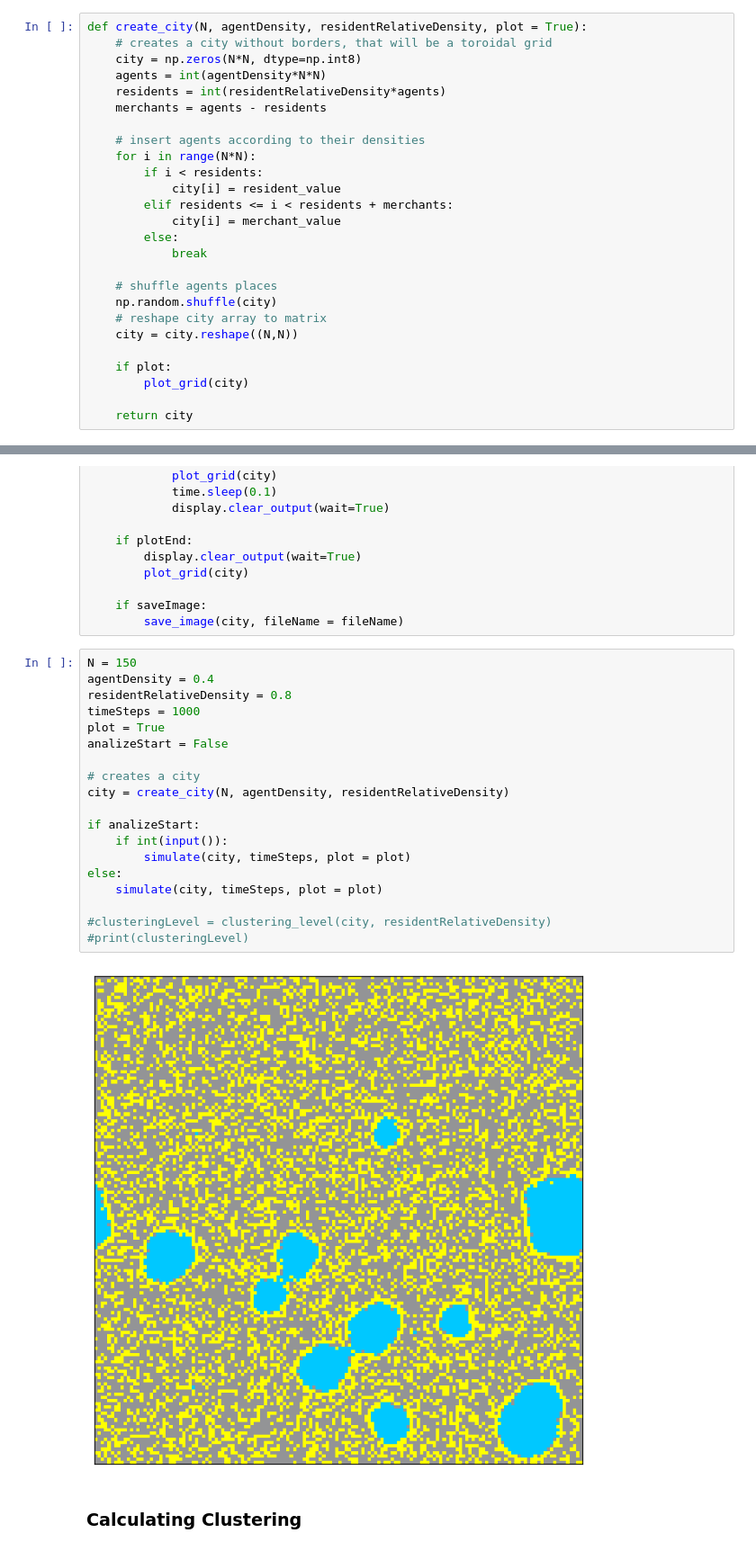
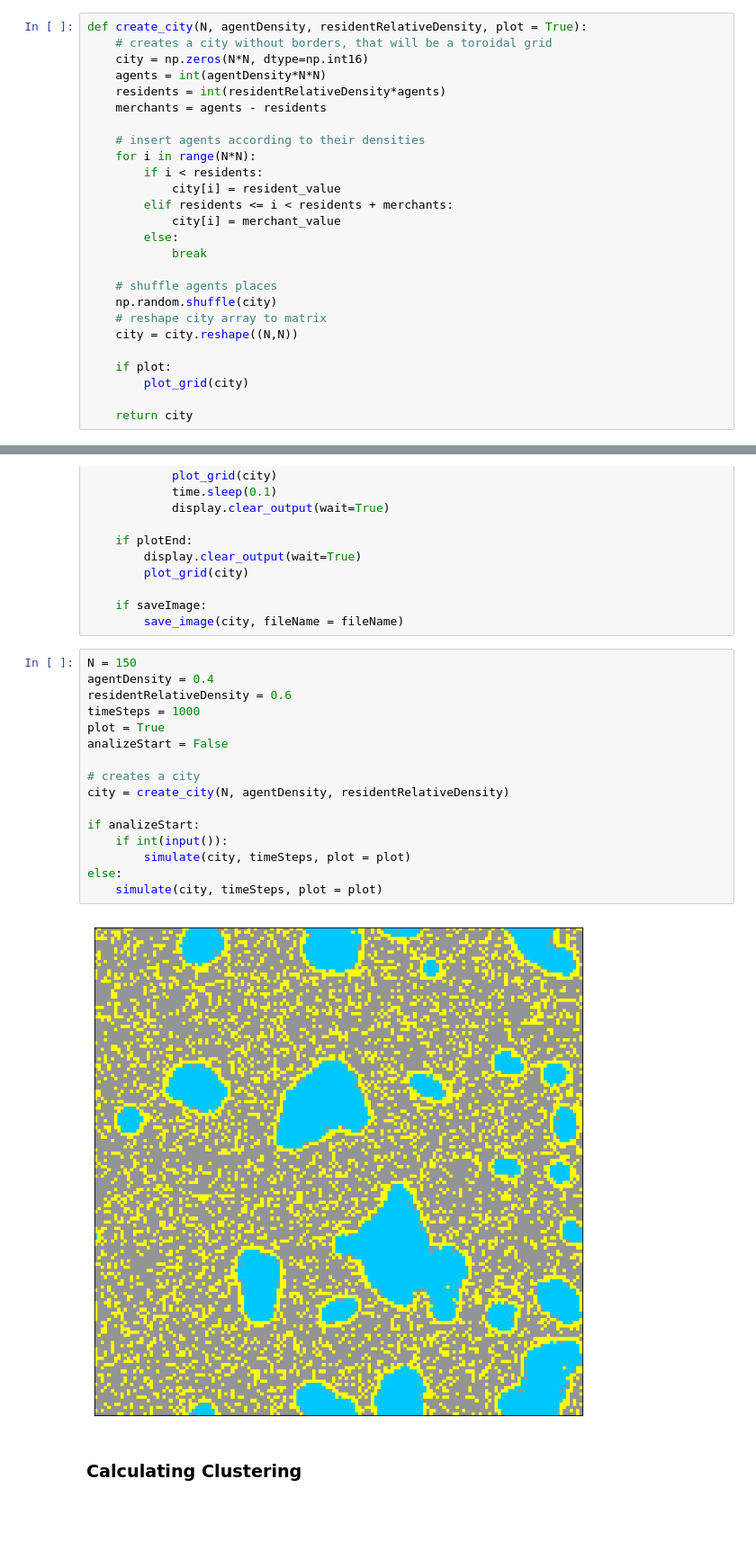
Before and after one commit to AlantheBenign/Critical-mass-model-for-social-dynamic, a Jupyter notebook: Projeto/Merchants_no_borders.ipynb, the cells around one changed output, grey strips where cells are left out. Shown at 90% size. Cells and saved outputs as stored; diff of their text form; blank space fills up the shorter version.

```diff
--- a/Projeto/Merchants_no_borders.ipynb
+++ b/Projeto/Merchants_no_borders.ipynb
@@ -100,7 +100,7 @@ def save_image(agents, grid = False, fileName = "city"):
 # %%
 def create_city(N, agentDensity, residentRelativeDensity, plot = True):
     # creates a city without borders, that will be a toroidal grid
-    city = np.zeros(N*N, dtype=np.int8)
+    city = np.zeros(N*N, dtype=np.int16)
     agents = int(agentDensity*N*N)
     residents = int(residentRelativeDensity*agents)
     merchants = agents - residents
@@ -181,24 +181,21 @@ def simulate(city, timeSteps = 1000, plot = False, plotEnd = True, saveImage = F
 # %%
 N = 150
 agentDensity = 0.4
-residentRelativeDensity = 0.8
+residentRelativeDensity = 0.6
 timeSteps = 1000
 plot = True
 analizeStart = False
 
 # creates a city
 city = create_city(N, agentDensity, residentRelativeDensity)
 
 if analizeStart:
     if int(input()):
         simulate(city, timeSteps, plot = plot)
 else:
     simulate(city, timeSteps, plot = plot)
-
-#clusteringLevel = clustering_level(city, residentRelativeDensity)
-#print(clusteringLevel)
 # %% [output]
-[figure, old version]
+[figure, new version]
 # %% [markdown]
 ### Calculating Clustering
 # %%
```
Also changed, not shown: parts of 10 cells of this notebook, 1 other file.
